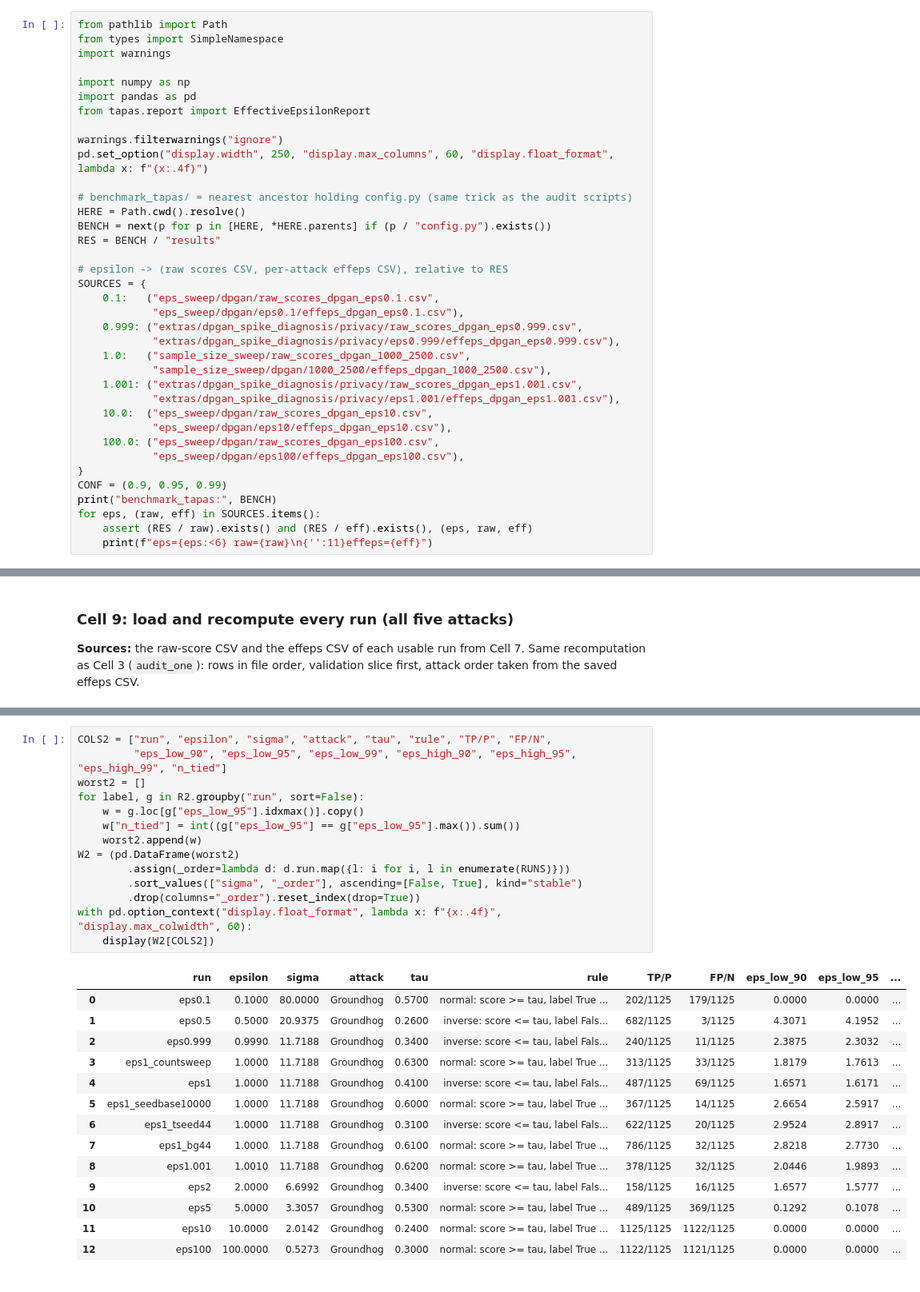
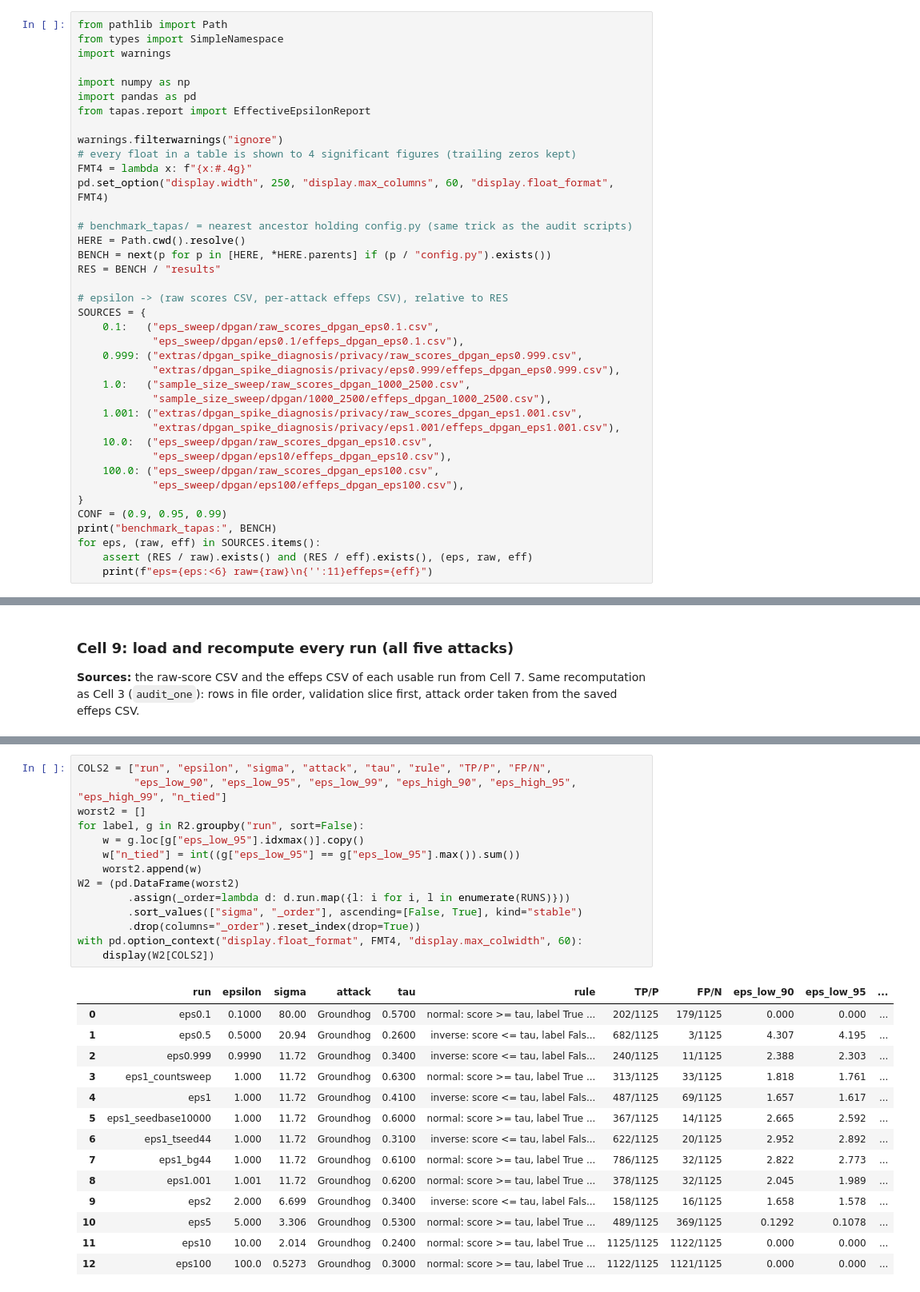
Before and after one commit to oliviapeng26/priv-sdg, a Jupyter notebook: benchmark_tapas/diagnostics/dpgan_threshold_audit.ipynb, the cells around one changed output, grey strips where cells are left out. Shown at 80% size. Drawn from its saved outputs; the diff is of its cells as text.

```diff
--- a/benchmark_tapas/diagnostics/dpgan_threshold_audit.ipynb
+++ b/benchmark_tapas/diagnostics/dpgan_threshold_audit.ipynb
@@ -22,7 +22,9 @@ import pandas as pd
 from tapas.report import EffectiveEpsilonReport
 
 warnings.filterwarnings("ignore")
-pd.set_option("display.width", 250, "display.max_columns", 60, "display.float_format", lambda x: f"{x:.4f}")
+# every float in a table is shown to 4 significant figures (trailing zeros kept)
+FMT4 = lambda x: f"{x:#.4g}"
+pd.set_option("display.width", 250, "display.max_columns", 60, "display.float_format", FMT4)
 
 # benchmark_tapas/ = nearest ancestor holding config.py (same trick as the audit scripts)
 HERE = Path.cwd().resolve()
@@ -442,32 +444,32 @@ eps100               raw rows=12500  attacks=5  effeps rows=5
 # %%
 COLS2 = ["run", "epsilon", "sigma", "attack", "tau", "rule", "TP/P", "FP/N",
          "eps_low_90", "eps_low_95", "eps_low_99", "eps_high_90", "eps_high_95", "eps_high_99", "n_tied"]
 worst2 = []
 for label, g in R2.groupby("run", sort=False):
     w = g.loc[g["eps_low_95"].idxmax()].copy()
     w["n_tied"] = int((g["eps_low_95"] == g["eps_low_95"].max()).sum())
     worst2.append(w)
 W2 = (pd.DataFrame(worst2)
         .assign(_order=lambda d: d.run.map({l: i for i, l in enumerate(RUNS)}))
         .sort_values(["sigma", "_order"], ascending=[False, True], kind="stable")
         .drop(columns="_order").reset_index(drop=True))
-with pd.option_context("display.float_format", lambda x: f"{x:.4f}", "display.max_colwidth", 60):
+with pd.option_context("display.float_format", FMT4, "display.max_colwidth", 60):
     display(W2[COLS2])
 # %% [output]
 |  | run | epsilon | sigma | attack | tau | rule | TP/P | FP/N | eps_low_90 | eps_low_95 | ... |
-| 0 | eps0.1 | 0.1000 | 80.0000 | Groundhog | 0.5700 | normal: score >= tau, label True ... | 202/1125 | 179/1125 | 0.0000 | 0.0000 | ... |
-| 1 | eps0.5 | 0.5000 | 20.9375 | Groundhog | 0.2600 | inverse: score <= tau, label Fals... | 682/1125 | 3/1125 | 4.3071 | 4.1952 | ... |
-| 2 | eps0.999 | 0.9990 | 11.7188 | Groundhog | 0.3400 | inverse: score <= tau, label Fals... | 240/1125 | 11/1125 | 2.3875 | 2.3032 | ... |
-| 3 | eps1_countsweep | 1.0000 | 11.7188 | Groundhog | 0.6300 | normal: score >= tau, label True ... | 313/1125 | 33/1125 | 1.8179 | 1.7613 | ... |
-| 4 | eps1 | 1.0000 | 11.7188 | Groundhog | 0.4100 | inverse: score <= tau, label Fals... | 487/1125 | 69/1125 | 1.6571 | 1.6171 | ... |
-| 5 | eps1_seedbase10000 | 1.0000 | 11.7188 | Groundhog | 0.6000 | normal: score >= tau, label True ... | 367/1125 | 14/1125 | 2.6654 | 2.5917 | ... |
-| 6 | eps1_tseed44 | 1.0000 | 11.7188 | Groundhog | 0.3100 | inverse: score <= tau, label Fals... | 622/1125 | 20/1125 | 2.9524 | 2.8917 | ... |
-| 7 | eps1_bg44 | 1.0000 | 11.7188 | Groundhog | 0.6100 | normal: score >= tau, label True ... | 786/1125 | 32/1125 | 2.8218 | 2.7730 | ... |
-| 8 | eps1.001 | 1.0010 | 11.7188 | Groundhog | 0.6200 | normal: score >= tau, label True ... | 378/1125 | 32/1125 | 2.0446 | 1.9893 | ... |
-| 9 | eps2 | 2.0000 | 6.6992 | Groundhog | 0.3400 | inverse: score <= tau, label Fals... | 158/1125 | 16/1125 | 1.6577 | 1.5777 | ... |
-| 10 | eps5 | 5.0000 | 3.3057 | Groundhog | 0.5300 | normal: score >= tau, label True ... | 489/1125 | 369/1125 | 0.1292 | 0.1078 | ... |
-| 11 | eps10 | 10.0000 | 2.0142 | Groundhog | 0.2400 | normal: score >= tau, label True ... | 1125/1125 | 1122/1125 | 0.0000 | 0.0000 | ... |
-| 12 | eps100 | 100.0000 | 0.5273 | Groundhog | 0.3000 | normal: score >= tau, label True ... | 1122/1125 | 1121/1125 | 0.0000 | 0.0000 | ... |
+| 0 | eps0.1 | 0.1000 | 80.00 | Groundhog | 0.5700 | normal: score >= tau, label True ... | 202/1125 | 179/1125 | 0.000 | 0.000 | ... |
+| 1 | eps0.5 | 0.5000 | 20.94 | Groundhog | 0.2600 | inverse: score <= tau, label Fals... | 682/1125 | 3/1125 | 4.307 | 4.195 | ... |
+| 2 | eps0.999 | 0.9990 | 11.72 | Groundhog | 0.3400 | inverse: score <= tau, label Fals... | 240/1125 | 11/1125 | 2.388 | 2.303 | ... |
+| 3 | eps1_countsweep | 1.000 | 11.72 | Groundhog | 0.6300 | normal: score >= tau, label True ... | 313/1125 | 33/1125 | 1.818 | 1.761 | ... |
+| 4 | eps1 | 1.000 | 11.72 | Groundhog | 0.4100 | inverse: score <= tau, label Fals... | 487/1125 | 69/1125 | 1.657 | 1.617 | ... |
+| 5 | eps1_seedbase10000 | 1.000 | 11.72 | Groundhog | 0.6000 | normal: score >= tau, label True ... | 367/1125 | 14/1125 | 2.665 | 2.592 | ... |
+| 6 | eps1_tseed44 | 1.000 | 11.72 | Groundhog | 0.3100 | inverse: score <= tau, label Fals... | 622/1125 | 20/1125 | 2.952 | 2.892 | ... |
+| 7 | eps1_bg44 | 1.000 | 11.72 | Groundhog | 0.6100 | normal: score >= tau, label True ... | 786/1125 | 32/1125 | 2.822 | 2.773 | ... |
+| 8 | eps1.001 | 1.001 | 11.72 | Groundhog | 0.6200 | normal: score >= tau, label True ... | 378/1125 | 32/1125 | 2.045 | 1.989 | ... |
+| 9 | eps2 | 2.000 | 6.699 | Groundhog | 0.3400 | inverse: score <= tau, label Fals... | 158/1125 | 16/1125 | 1.658 | 1.578 | ... |
+| 10 | eps5 | 5.000 | 3.306 | Groundhog | 0.5300 | normal: score >= tau, label True ... | 489/1125 | 369/1125 | 0.1292 | 0.1078 | ... |
+| 11 | eps10 | 10.00 | 2.014 | Groundhog | 0.2400 | normal: score >= tau, label True ... | 1125/1125 | 1122/1125 | 0.000 | 0.000 | ... |
+| 12 | eps100 | 100.0 | 0.5273 | Groundhog | 0.3000 | normal: score >= tau, label True ... | 1122/1125 | 1121/1125 | 0.000 | 0.000 | ... |
 # %% [markdown]
 ### Cell 11: one table per run (all five attacks)
 **Sources:** recomputed `R2` (Cell 9). Same columns as Cell 10 minus `n_tied`; runs in the master-table order. `P` and `N` are the test-slice class sizes for the chosen orientation.
```
Also changed, not shown: parts of 13 cells of this notebook.
